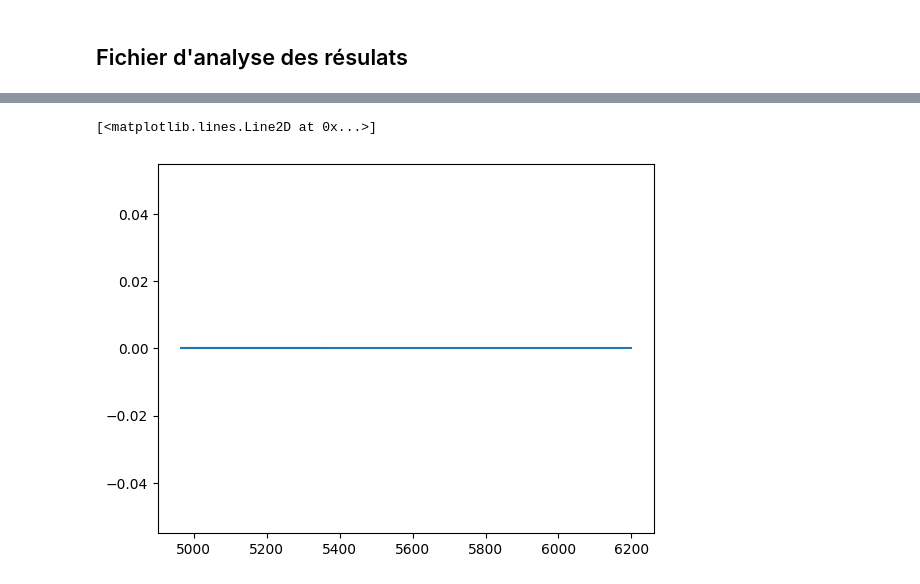
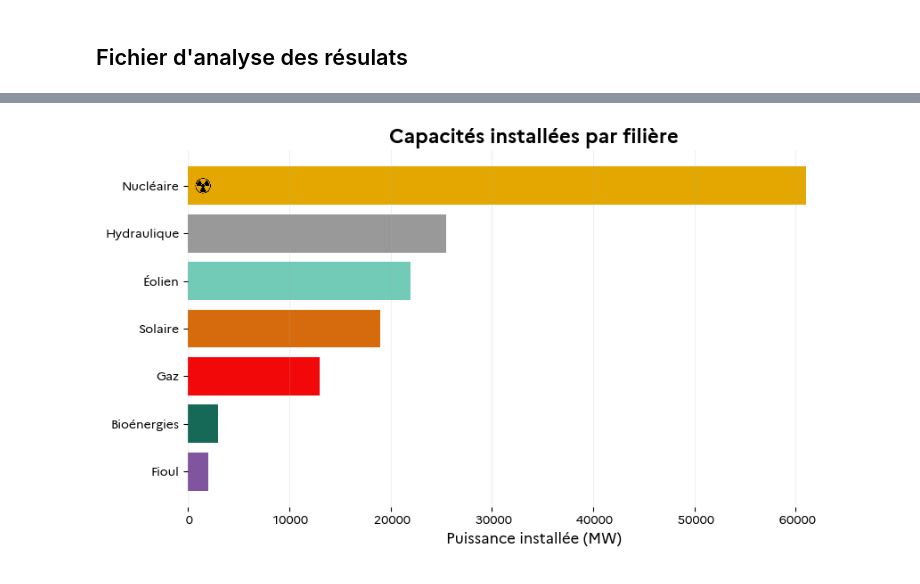
Before and after one commit to alextonon/ETE305_Optimization_Study, a Jupyter notebook: analysis.ipynb, the cells around one changed output, grey strips where cells are left out. Cells and saved outputs as stored; diff of their text form; code cells hidden in the pictures.

```diff
--- a/analysis.ipynb
+++ b/analysis.ipynb
@@ -55,5 +83,73 @@ plt.show()
-# %%
-plt.plot(df["STEP turbinage"], label="STEP turbinage")
-# %% [output]
-[<matplotlib.lines.Line2D at 0x...>]
-[figure, removed]
+# %%
+import matplotlib.pyplot as plt
+from matplotlib.offsetbox import OffsetImage, AnnotationBbox
+import matplotlib.ticker as mtick
+import os
+
+def add_icon(ax, x, y, icon_path, zoom=0.08):
+    """Ajoute une icône (image) aux coordonnées data (x, y)."""
+    if not os.path.exists(icon_path):
+        return
+    img = plt.imread(icon_path)
+    ab = AnnotationBbox(OffsetImage(img, zoom=zoom), (x, y),
+                        frameon=False, box_alignment=(0, 0.5))
+    ax.add_artist(ab)
+
+# Exemple de données (MW)
+data = {
+    "Nucléaire": 61000,
+    "Hydraulique": 25500,
+    "Éolien": 22000,
+    "Solaire": 19000,
+    "Gaz": 13000,
+    "Bioénergies": 3000,
+    "Fioul": 2000,
+}
+
+# Icônes associées
+icons = {
+    "Nucléaire": "assets/nuc.png",
+    "Hydraulique": "assets/icons/hydraulique.png",
+    "Éolien": "assets/icons/eolien.png",
+    "Solaire": "assets/icons/solaire.png",
+    "Gaz": "assets/icons/gaz.png",
+    "Bioénergies": "assets/icons/bioenergies.png",
+    "Fioul": "assets/icons/fioul.png",
+}
+
+
+labels = list(data.keys())
+values = list(data.values())
+colors = [palette.get(k, "#999999") for k in labels]
+
+fig, ax = plt.subplots(figsize=(9, 5))
+fig.patch.set_facecolor(palette["Fond"])
+ax.set_facecolor(palette["Fond"])
+
+# Barres horizontales triées (plus visuel)
+labels, values, colors = zip(*sorted(zip(labels, values, colors), key=lambda t: t[1]))
+bars = ax.barh(labels, values, color=colors)
+
+# Axes + format
+ax.set_title("Capacités installées par filière", fontweight="bold")
+ax.set_xlabel("Puissance installée (MW)")
+ax.xaxis.set_major_formatter(mtick.StrMethodFormatter("{x:,.0f}".replace(",", " ")))
+
+# Place les icônes juste avant l’origine (légèrement à gauche)
+xmin, xmax = ax.get_xlim()
+icon_x = xmin + (xmax - xmin) * 0.01  # un poil à droite du bord
+for y, label in enumerate(labels):
+    add_icon(ax, icon_x, y, icons.get(label, ""), zoom=0.07)
+
+# Un peu d’air à gauche pour voir les icônes
+ax.margins(x=0.12)
+
+# Grille légère (optionnel)
+ax.grid(axis="x", alpha=0.2)
+for spine in ax.spines.values():
+    spine.set_visible(False)
+
+plt.tight_layout()
+plt.show()
+# %% [output]
+[figure, added]
```
Also changed, not shown: parts of 4 cells of this notebook, 2 other files.
